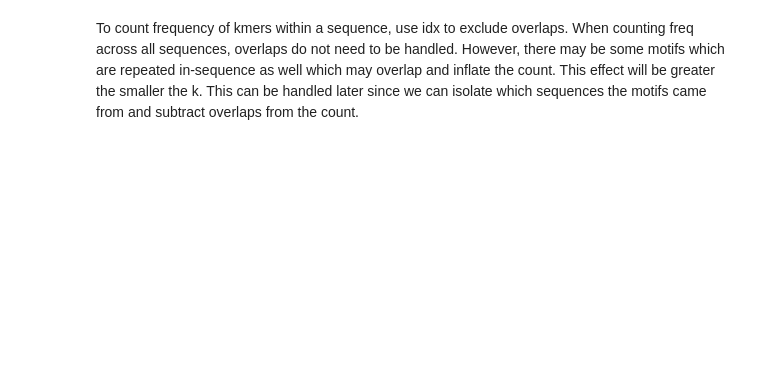
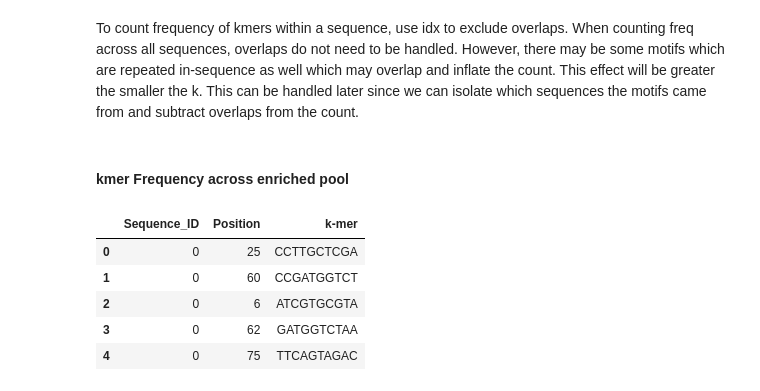
Before and after one commit to sheisroot/pH-sequence-design, a Jupyter notebook: Code/Seq-Level-Features.ipynb, the cells around one changed output. Saved outputs shown, nothing was run; the diff lists cells and outputs as text; code cells hidden in the pictures; blank space fills up the shorter version.

Commit message:
kmer counts set up

```diff
--- a/Code/Seq-Level-Features.ipynb
+++ b/Code/Seq-Level-Features.ipynb
@@ -73,7 +73,7 @@ def extract_kmers(seq, k):
     distance information for downstream secondary structure
     analysis. Collects kmers from all k reading frames.
     """
-    all_kmers = {(i, seq[i:i+k]) for i in range(len(seq)-k+1)}
+    all_kmers = [(i, seq[i:i+k]) for i in range(len(seq)-k+1)]
     return all_kmers
 # %%
 # TODO expand to include all k of interest
@@ -89,3 +89,22 @@ df.head()
 | 4 | AGTGCCATCGTGCGTATCCTGAACAT... | 78 | 98 | 5.2040816327e-01 | {(23, CATAGACGTT), (22, AC... |
 # %% [markdown]
 To count frequency of kmers within a sequence, use idx to exclude overlaps. When counting freq across all sequences, overlaps do not need to be handled. However, there may be some motifs which are repeated in-sequence as well which may overlap and inflate the count. This effect will be greater the smaller the k. This can be handled later since we can isolate which sequences the motifs came from and subtract overlaps from the count.
+# %% [markdown]
+#### kmer Frequency across enriched pool
+# %%
+# Convert to a new long-form df to leverage pd for analysis
+kmer_data = []
+
+for idx, row in df.iterrows():
+    for position, kmer in row[f'{k}mers']:
+        kmer_data.append({'Sequence_ID': idx, 'Position': position, 'k-mer': kmer})
+
+kmer_df = pd.DataFrame(kmer_data)
+kmer_df.head()
+# %% [output]
+|  | Sequence_ID | Position | k-mer |
+| 0 | 0 | 25 | CCTTGCTCGA |
+| 1 | 0 | 60 | CCGATGGTCT |
+| 2 | 0 | 6 | ATCGTGCGTA |
+| 3 | 0 | 62 | GATGGTCTAA |
+| 4 | 0 | 75 | TTCAGTAGAC |
```
Also changed, not shown: parts of 2 cells of this notebook.
